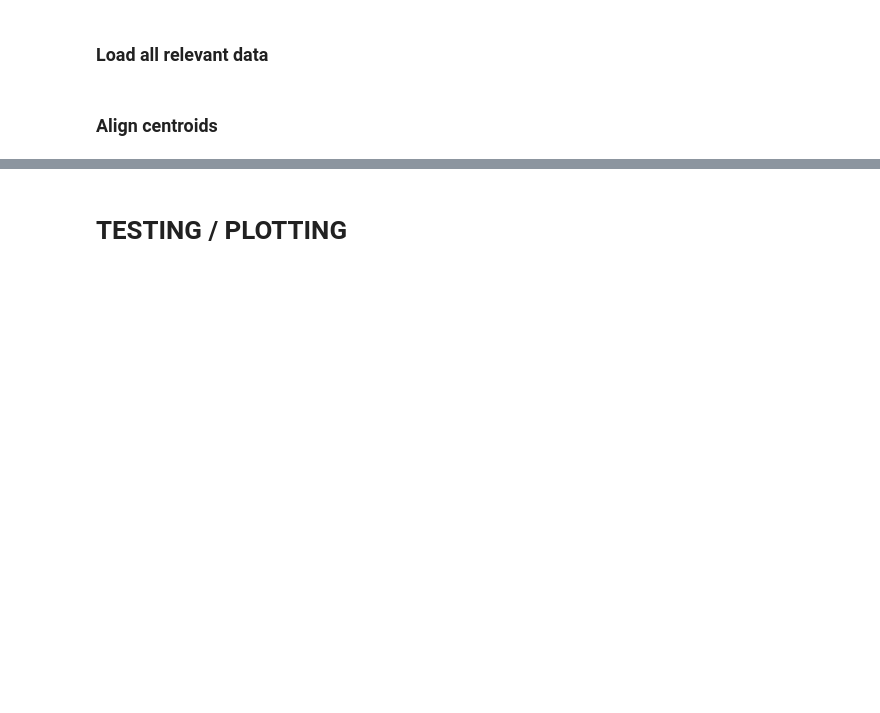
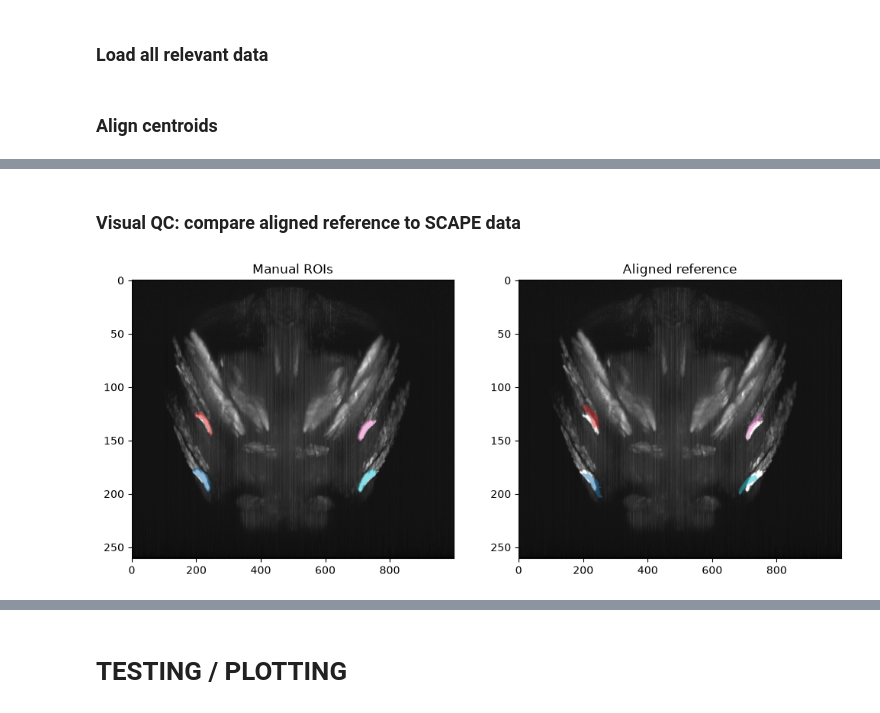
Before and after one commit to azmaite/Devel, a Jupyter notebook: Pupa_muscle_imaging/scape/MANUAL/align_acc_heart.ipynb, the cells around one changed output, grey strips where cells are left out. Cells and saved outputs as stored; diff of their text form; code cells hidden in the pictures; blank space fills up the shorter version.

```diff
--- a/Pupa_muscle_imaging/scape/MANUAL/align_acc_heart.ipynb
+++ b/Pupa_muscle_imaging/scape/MANUAL/align_acc_heart.ipynb
@@ -78,0 +276,13 @@ for leg, id in acc_heart_manual_id.items():
+# %%
+target_voxel_size = tuple(voxel_sizes[ax] for ax in axes_order)
+
+labels_aligned = warp_labels_to_manual_grid(
+    labels, T_forward,
+    target_shape=acc_heart_manual.shape,
+    source_voxel_size=(1.0, 1.0, 1.0),
+    target_voxel_size=target_voxel_size,
+)
+
+print('Reference non-zero voxels:', np.count_nonzero(labels))
+print('Aligned non-zero voxels:', np.count_nonzero(labels_aligned))
+print('Unique labels preserved:', np.unique(labels_aligned))
@@ -78,0 +296,25 @@ for leg, id in acc_heart_manual_id.items():
+# %% [markdown]
+### Visual QC: compare aligned reference to SCAPE data
+# %%
+# relabel the aligned reference's heart-muscle IDs to match acc_heart_manual_id,
+# so the two overlays share the same color mapping
+ax_proj = 0  # project along z, matching how std/acc_heart_manual are viewed above
+
+# std is a 3D per-voxel temporal-std volume, not a precomputed 2D
+# projection, so it needs to be projected too before display
+std_proj = np.max(std, axis=ax_proj)
+
+acc_heart_aligned = np.zeros_like(labels_aligned, dtype=np.uint8)
+for leg, ref_id in acc_heart_ref_id.items():
+    acc_heart_aligned[labels_aligned == ref_id] = acc_heart_manual_id[leg]
+
+fig, axs = plt.subplots(1, 2, figsize=[12, 6])
+for ax_plot, volume, title in zip(
+    axs, (acc_heart_manual, acc_heart_aligned), ('Manual ROIs', 'Aligned reference')
+):
+    ax_plot.imshow(std_proj, aspect=aspect_ratio[ax_proj], cmap='gray', vmax=80)
+    overlay = np.ma.masked_equal(np.max(volume, axis=ax_proj), 0)
+    ax_plot.imshow(overlay, aspect=aspect_ratio[ax_proj], cmap='tab10', alpha=0.5, vmin=1, vmax=4)
+    ax_plot.set_title(title)
+# %% [output]
+[figure, added]
```
Also changed, not shown: parts of 19 cells of this notebook.
